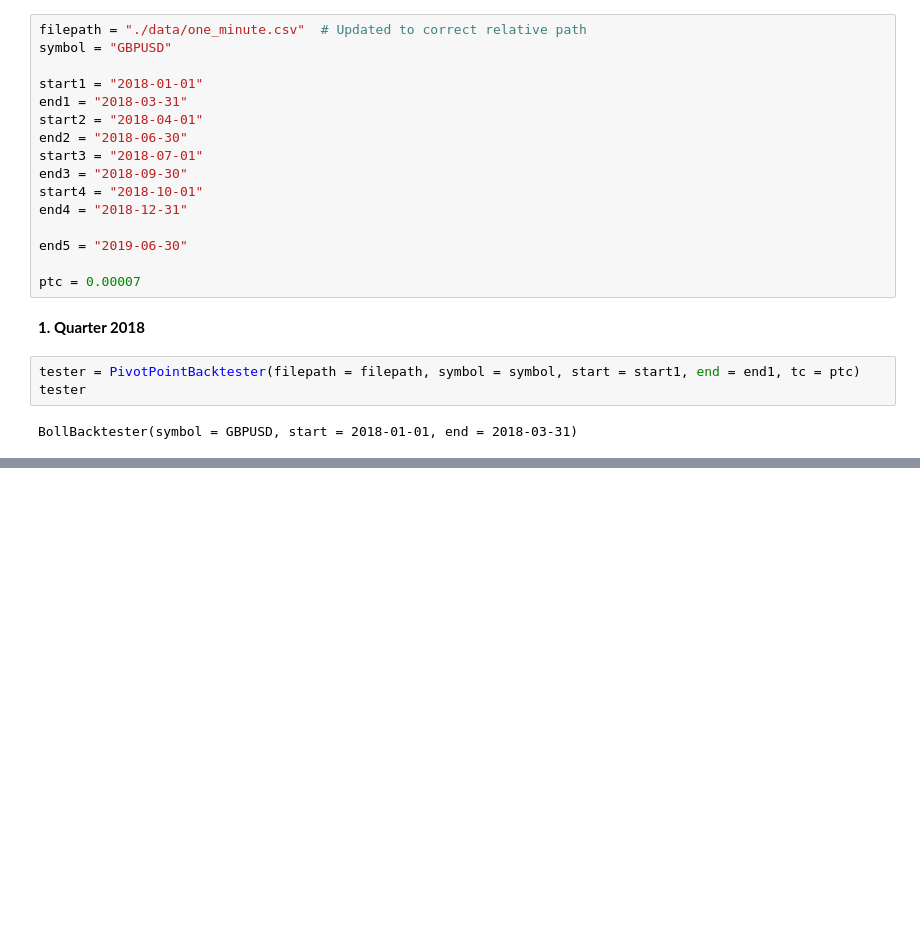
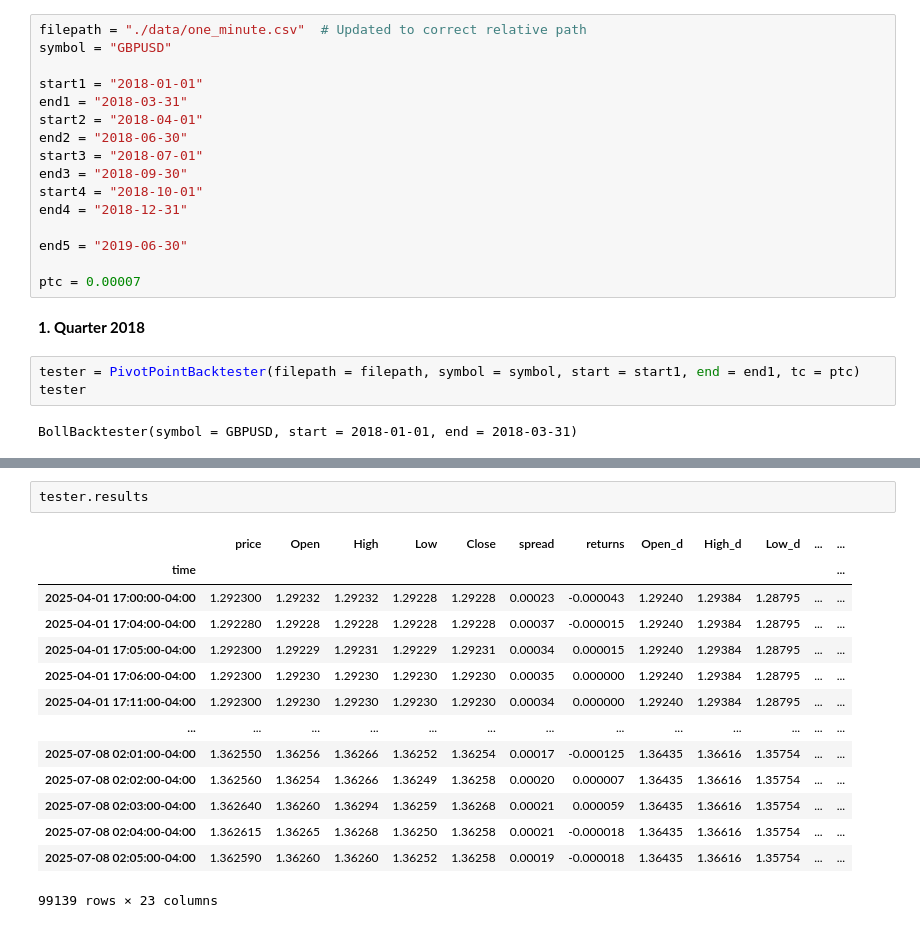
Before and after one commit to Basilogast/trading, a Jupyter notebook: MyCode/PivotBacktest/PivotPointBacktester.ipynb, the cells around one changed output, grey strips where cells are left out. Saved outputs shown, nothing was run; the diff lists cells and outputs as text; blank space fills up the shorter version.

```diff
--- a/MyCode/PivotBacktest/PivotPointBacktester.ipynb
+++ b/MyCode/PivotBacktest/PivotPointBacktester.ipynb
@@ -68,0 +87,17 @@ tester.test_strategy()
+# %%
+tester.results
+# %% [output]
+|  | price | Open | High | Low | Close | spread | returns | Open_d | High_d | Low_d | ... | ... |
+| time |  |  |  |  |  |  |  |  |  |  |  | ... |
+| 2025-04-01 17:00:00-04:00 | 1.292300 | 1.29232 | 1.29232 | 1.29228 | 1.29228 | 0.00023 | -0.000043 | 1.29240 | 1.29384 | 1.28795 | ... | ... |
+| 2025-04-01 17:04:00-04:00 | 1.292280 | 1.29228 | 1.29228 | 1.29228 | 1.29228 | 0.00037 | -0.000015 | 1.29240 | 1.29384 | 1.28795 | ... | ... |
+| 2025-04-01 17:05:00-04:00 | 1.292300 | 1.29229 | 1.29231 | 1.29229 | 1.29231 | 0.00034 | 0.000015 | 1.29240 | 1.29384 | 1.28795 | ... | ... |
+| 2025-04-01 17:06:00-04:00 | 1.292300 | 1.29230 | 1.29230 | 1.29230 | 1.29230 | 0.00035 | 0.000000 | 1.29240 | 1.29384 | 1.28795 | ... | ... |
+| 2025-04-01 17:11:00-04:00 | 1.292300 | 1.29230 | 1.29230 | 1.29230 | 1.29230 | 0.00034 | 0.000000 | 1.29240 | 1.29384 | 1.28795 | ... | ... |
+| ... | ... | ... | ... | ... | ... | ... | ... | ... | ... | ... | ... | ... |
+| 2025-07-08 02:01:00-04:00 | 1.362550 | 1.36256 | 1.36266 | 1.36252 | 1.36254 | 0.00017 | -0.000125 | 1.36435 | 1.36616 | 1.35754 | ... | ... |
+| 2025-07-08 02:02:00-04:00 | 1.362560 | 1.36254 | 1.36266 | 1.36249 | 1.36258 | 0.00020 | 0.000007 | 1.36435 | 1.36616 | 1.35754 | ... | ... |
+| 2025-07-08 02:03:00-04:00 | 1.362640 | 1.36260 | 1.36294 | 1.36259 | 1.36268 | 0.00021 | 0.000059 | 1.36435 | 1.36616 | 1.35754 | ... | ... |
+| 2025-07-08 02:04:00-04:00 | 1.362615 | 1.36265 | 1.36268 | 1.36250 | 1.36258 | 0.00021 | -0.000018 | 1.36435 | 1.36616 | 1.35754 | ... | ... |
+| 2025-07-08 02:05:00-04:00 | 1.362590 | 1.36260 | 1.36260 | 1.36252 | 1.36258 | 0.00019 | -0.000018 | 1.36435 | 1.36616 | 1.35754 | ... | ... |
+99139 rows × 23 columns
```
Also changed, not shown: parts of 14 cells of this notebook, 1 other file.
